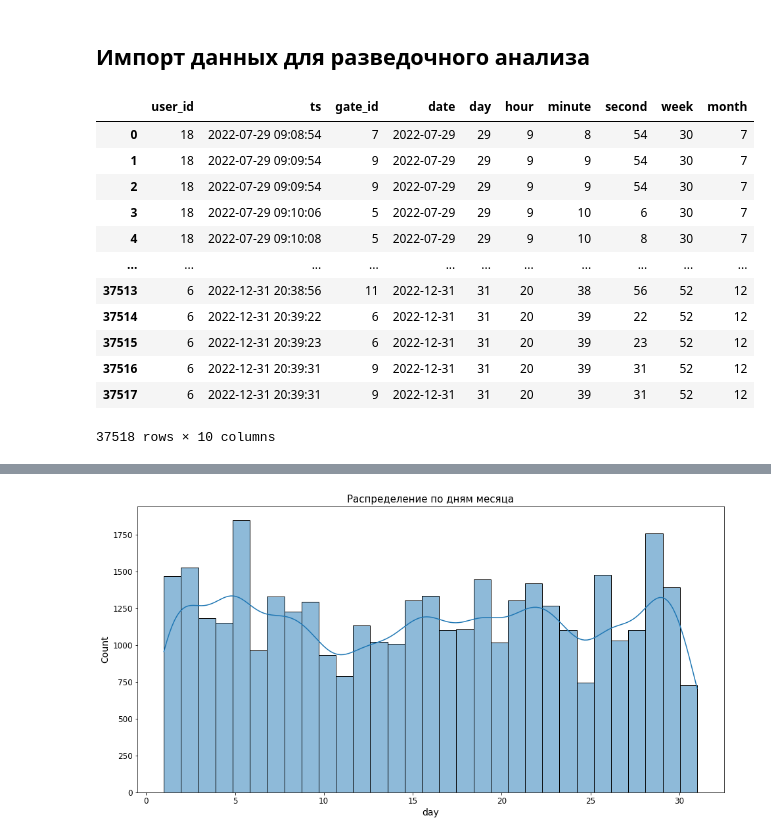
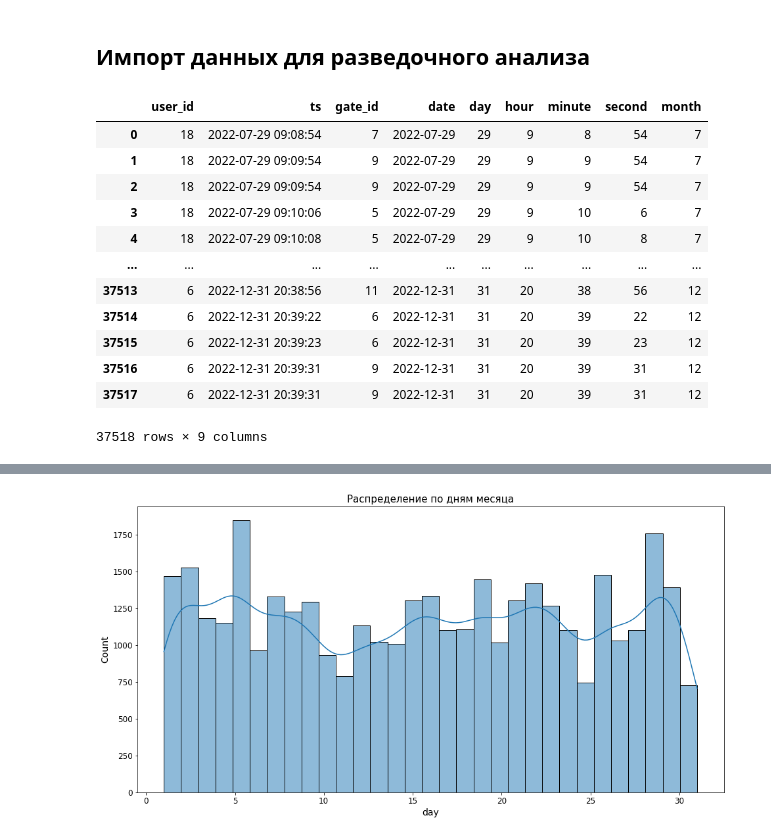
Before and after one commit to saspav/linear-models, a Jupyter notebook: gates-2_EDA.ipynb, the cells around one changed output, grey strips where cells are left out. Cells and saved outputs as stored; diff of their text form; code cells hidden in the pictures.

```diff
--- a/gates-2_EDA.ipynb
+++ b/gates-2_EDA.ipynb
@@ -52,38 +52,34 @@ Built with OpenMP: True
 df = pd.read_csv('train.csv', parse_dates=['ts'], index_col=0)
 test_df = pd.read_csv('test.csv', parse_dates=['ts'], index_col=0)
 # %%
-# предварительное добавление новых признаков
-
+# добавление новых признаков
 df['date'] = df['ts'].dt.date
 df['day'] = df['ts'].dt.day
 df['hour'] = df['ts'].dt.hour
 df['minute'] = df['ts'].dt.minute
 df['second'] = df['ts'].dt.second
-df['week'] = df['ts'].dt.week
 df['month'] = df['ts'].dt.month
-
 test_df['date'] = test_df['ts'].dt.date
 test_df['day'] = test_df['ts'].dt.day
 test_df['hour'] = test_df['ts'].dt.hour
 test_df['minute'] = test_df['ts'].dt.minute
-test_df['week'] = test_df['ts'].dt.week
+test_df['second'] = test_df['ts'].dt.second
 test_df['month'] = test_df['ts'].dt.month
-
 df
 # %% [output]
-|  | user_id | ts | gate_id | date | day | hour | minute | second | week | month |
-| 0 | 18 | 2022-07-29 09:08:54 | 7 | 2022-07-29 | 29 | 9 | 8 | 54 | 30 | 7 |
-| 1 | 18 | 2022-07-29 09:09:54 | 9 | 2022-07-29 | 29 | 9 | 9 | 54 | 30 | 7 |
-| 2 | 18 | 2022-07-29 09:09:54 | 9 | 2022-07-29 | 29 | 9 | 9 | 54 | 30 | 7 |
-| 3 | 18 | 2022-07-29 09:10:06 | 5 | 2022-07-29 | 29 | 9 | 10 | 6 | 30 | 7 |
-| 4 | 18 | 2022-07-29 09:10:08 | 5 | 2022-07-29 | 29 | 9 | 10 | 8 | 30 | 7 |
-| ... | ... | ... | ... | ... | ... | ... | ... | ... | ... | ... |
-| 37513 | 6 | 2022-12-31 20:38:56 | 11 | 2022-12-31 | 31 | 20 | 38 | 56 | 52 | 12 |
-| 37514 | 6 | 2022-12-31 20:39:22 | 6 | 2022-12-31 | 31 | 20 | 39 | 22 | 52 | 12 |
-| 37515 | 6 | 2022-12-31 20:39:23 | 6 | 2022-12-31 | 31 | 20 | 39 | 23 | 52 | 12 |
-| 37516 | 6 | 2022-12-31 20:39:31 | 9 | 2022-12-31 | 31 | 20 | 39 | 31 | 52 | 12 |
-| 37517 | 6 | 2022-12-31 20:39:31 | 9 | 2022-12-31 | 31 | 20 | 39 | 31 | 52 | 12 |
+|  | user_id | ts | gate_id | date | day | hour | minute | second | month |
+| 0 | 18 | 2022-07-29 09:08:54 | 7 | 2022-07-29 | 29 | 9 | 8 | 54 | 7 |
+| 1 | 18 | 2022-07-29 09:09:54 | 9 | 2022-07-29 | 29 | 9 | 9 | 54 | 7 |
+| 2 | 18 | 2022-07-29 09:09:54 | 9 | 2022-07-29 | 29 | 9 | 9 | 54 | 7 |
+| 3 | 18 | 2022-07-29 09:10:06 | 5 | 2022-07-29 | 29 | 9 | 10 | 6 | 7 |
+| 4 | 18 | 2022-07-29 09:10:08 | 5 | 2022-07-29 | 29 | 9 | 10 | 8 | 7 |
+| ... | ... | ... | ... | ... | ... | ... | ... | ... | ... |
+| 37513 | 6 | 2022-12-31 20:38:56 | 11 | 2022-12-31 | 31 | 20 | 38 | 56 | 12 |
+| 37514 | 6 | 2022-12-31 20:39:22 | 6 | 2022-12-31 | 31 | 20 | 39 | 22 | 12 |
+| 37515 | 6 | 2022-12-31 20:39:23 | 6 | 2022-12-31 | 31 | 20 | 39 | 23 | 12 |
+| 37516 | 6 | 2022-12-31 20:39:31 | 9 | 2022-12-31 | 31 | 20 | 39 | 31 | 12 |
+| 37517 | 6 | 2022-12-31 20:39:31 | 9 | 2022-12-31 | 31 | 20 | 39 | 31 | 12 |
-37518 rows × 10 columns
+37518 rows × 9 columns
 # %%
 df.info()
 # %% [output]
```
Also changed, not shown: parts of 58 cells of this notebook, 2 other files.
